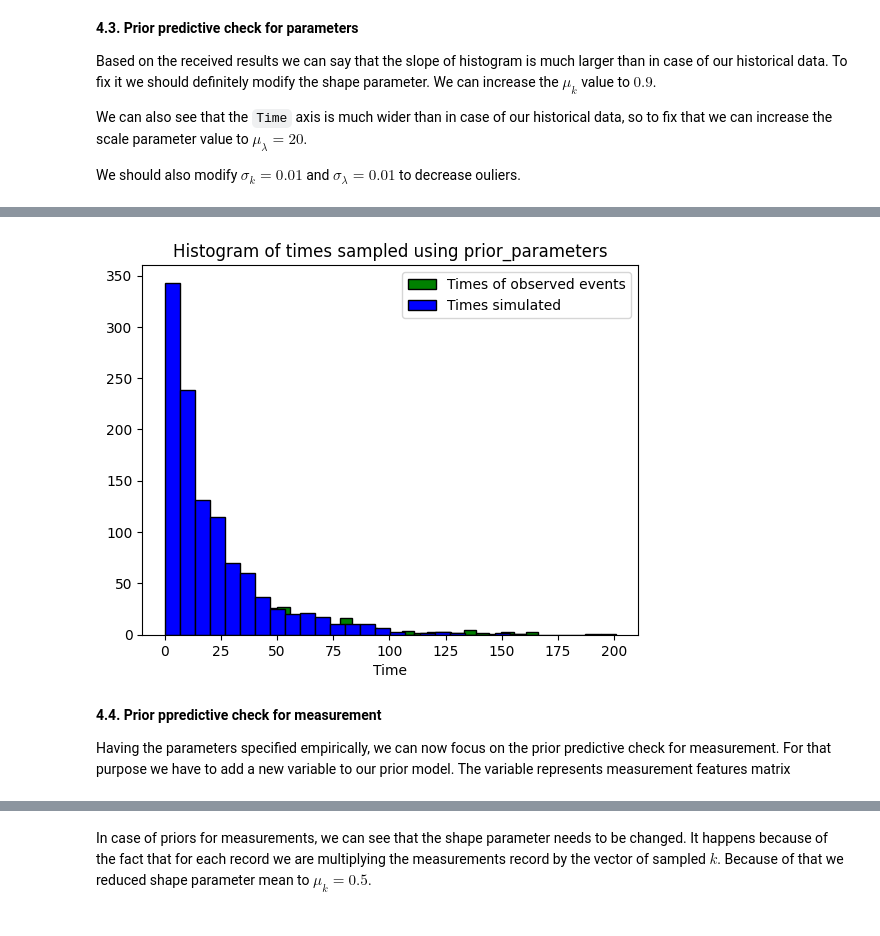
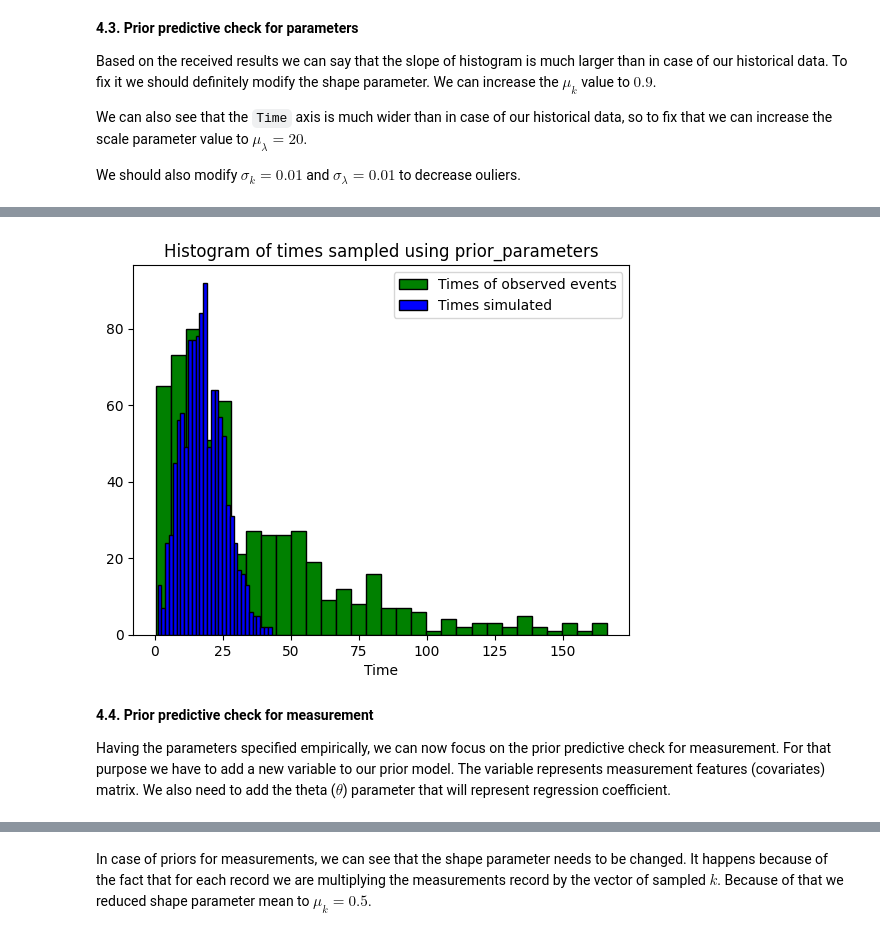
Before and after one commit to rafalmaciasz/employee-turnover, a Jupyter notebook: project.ipynb, the cells around one changed output, grey strips where cells are left out. Saved outputs shown, nothing was run; the diff lists cells and outputs as text; code cells hidden in the pictures.

````diff
--- a/project.ipynb
+++ b/project.ipynb
@@ -407,7 +407,7 @@ prior_for_parameters_model = do_sampling(
     data={
         "N": normalized_features_matrix.shape[0],
 
-        "mu_k": 0.9,
+        "mu_k": 2.5,
         "sigma_k": 0.01,
         "mu_lambda": 20,
         "sigma_lambda": 0.01
@@ -423,8 +423,8 @@ chain 1 |██████████| 00:00 Sampling completed
-[figure, old version]
+[figure, new version]
 # %% [markdown]
-**4.4. Prior ppredictive check for measurement**
+**4.4. Prior predictive check for measurement**
 
-Having the parameters specified empirically, we can now focus on the prior predictive check for measurement. For that purpose we have to add a new variable to our prior model. The variable represents measurement features matrix
+Having the parameters specified empirically, we can now focus on the prior predictive check for measurement. For that purpose we have to add a new variable to our prior model. The variable represents measurement features (covariates) matrix. We also need to add the theta ($ \theta $) parameter that will represent regression coefficient.
 # %% [markdown]
 ```stan
 data {
````
Also changed, not shown: parts of 12 cells of this notebook, 3 other files.
